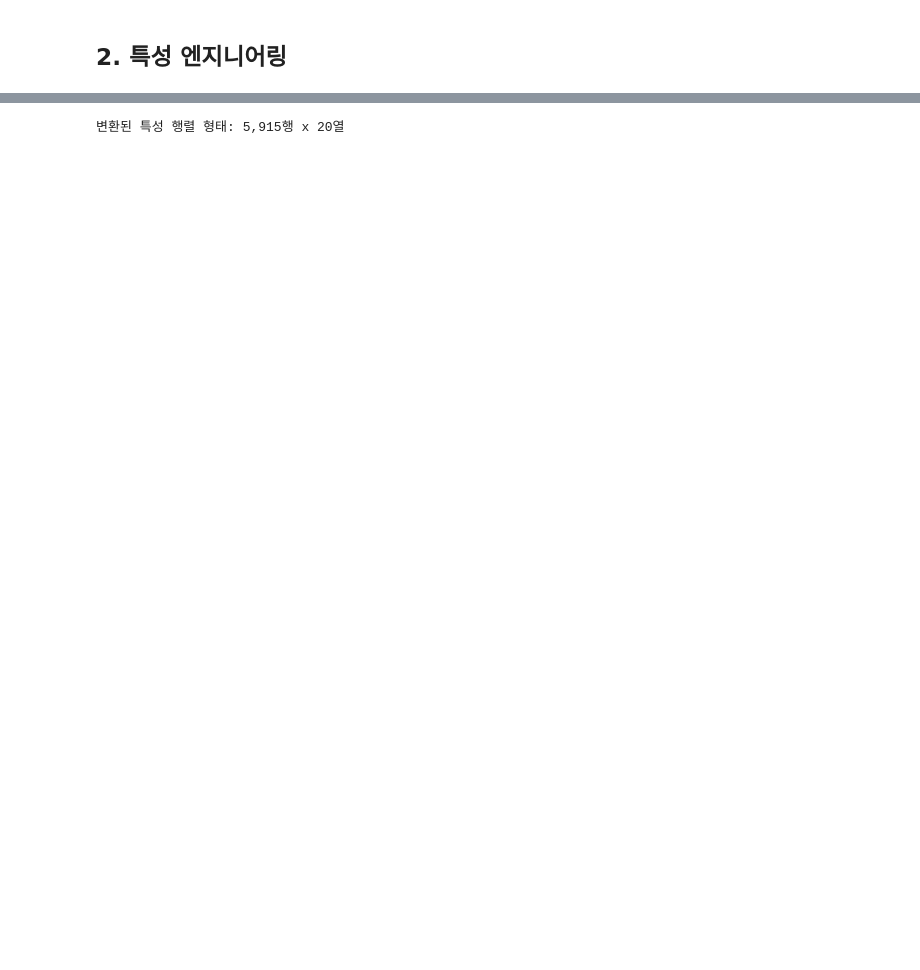
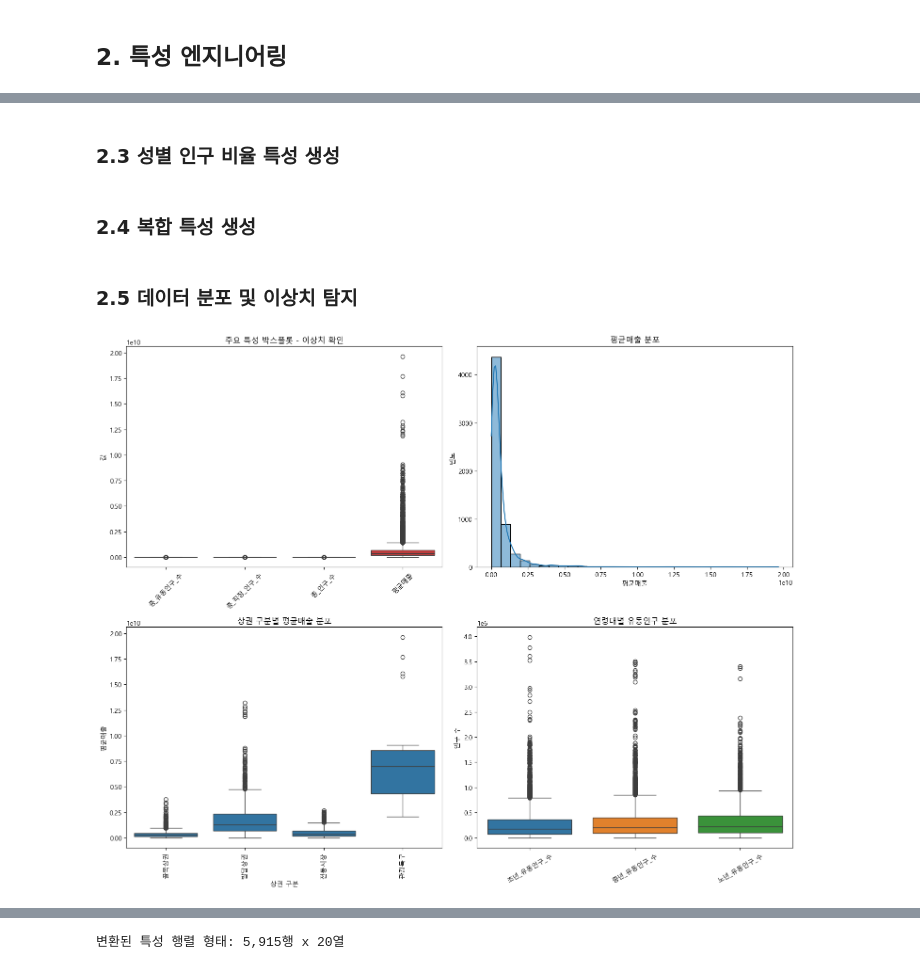
Before and after one commit to itsjulianjeong/supervised_team_project, a Jupyter notebook: seoul_restaurant_sales_prediction_refactored.ipynb, the cells around one changed output, grey strips where cells are left out. Saved outputs shown, nothing was run; the diff lists cells and outputs as text; code cells hidden in the pictures; blank space fills up the shorter version.

```diff
--- a/seoul_restaurant_sales_prediction_refactored.ipynb
+++ b/seoul_restaurant_sales_prediction_refactored.ipynb
@@ -585,0 +448,2 @@ print(f"- 타겟 변수: {target_variable[0]}")
+# %% [markdown]
+### 2.3 성별 인구 비율 특성 생성
@@ -585,0 +464,2 @@ print(f"- 타겟 변수: {target_variable[0]}")
+# %% [markdown]
+### 2.4 복합 특성 생성
@@ -585,0 +489,42 @@ print(f"- 타겟 변수: {target_variable[0]}")
+# %% [markdown]
+### 2.5 데이터 분포 및 이상치 탐지
+# %%
+# 주요 수치형 특성의 분포와 이상치 확인
+key_features = ['총_유동인구_수', '총_직장_인구_수', '총_인구_수', '평균매출']
+
+# 1. 박스플롯으로 이상치 확인
+plt.figure(figsize=(15, 12))
+plt.subplot(2, 2, 1)
+sns.boxplot(data=feature_engineering_df[key_features])
+plt.title('주요 특성 박스플롯 - 이상치 확인')
+plt.xticks(rotation=45)
+plt.ylabel('값')
+
+# 2. 평균매출 분포 - 히스토그램
+plt.subplot(2, 2, 2)
+sns.histplot(feature_engineering_df['평균매출'], kde=True, bins=30)
+plt.title('평균매출 분포')
+plt.xlabel('평균매출')
+plt.ylabel('빈도')
+
+# 3. 상권 구분별 매출 분포 - 박스플롯
+plt.subplot(2, 2, 3)
+sns.boxplot(x='상권_구분_코드_명', y='평균매출', data=feature_engineering_df)
+plt.title('상권 구분별 평균매출 분포')
+plt.xlabel('상권 구분')
+plt.ylabel('평균매출')
+plt.xticks(rotation=90)
+
+# 4. 연령대별 유동인구 분포
+plt.subplot(2, 2, 4)
+age_cols = ["초년_유동인구_수", "중년_유동인구_수", "노년_유동인구_수"]
+sns.boxplot(data=feature_engineering_df[age_cols])
+plt.title("연령대별 유동인구 분포")
+plt.ylabel("인구 수")
+plt.xticks(rotation=30)
+
+plt.tight_layout()
+plt.savefig('plots/data_distribution_outliers.png', dpi=300, bbox_inches='tight')
+plt.show()
+# %% [output]
+[figure, added]
```
Also changed, not shown: parts of 100 cells of this notebook.
